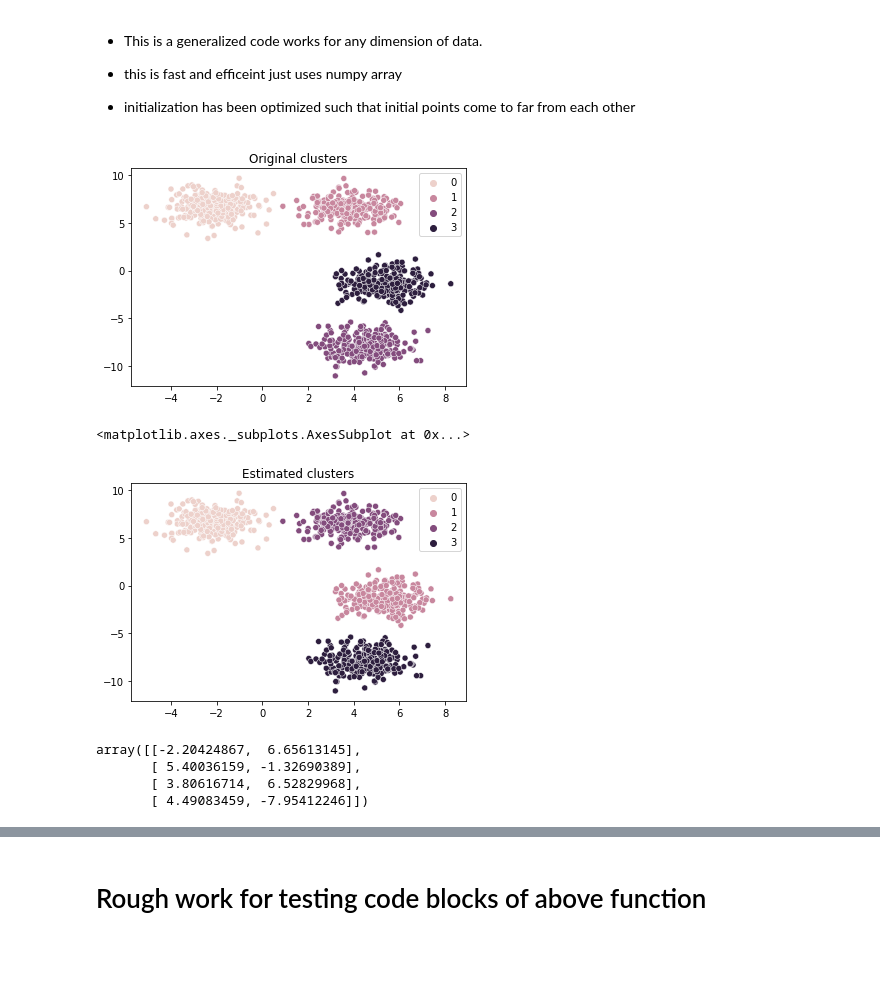
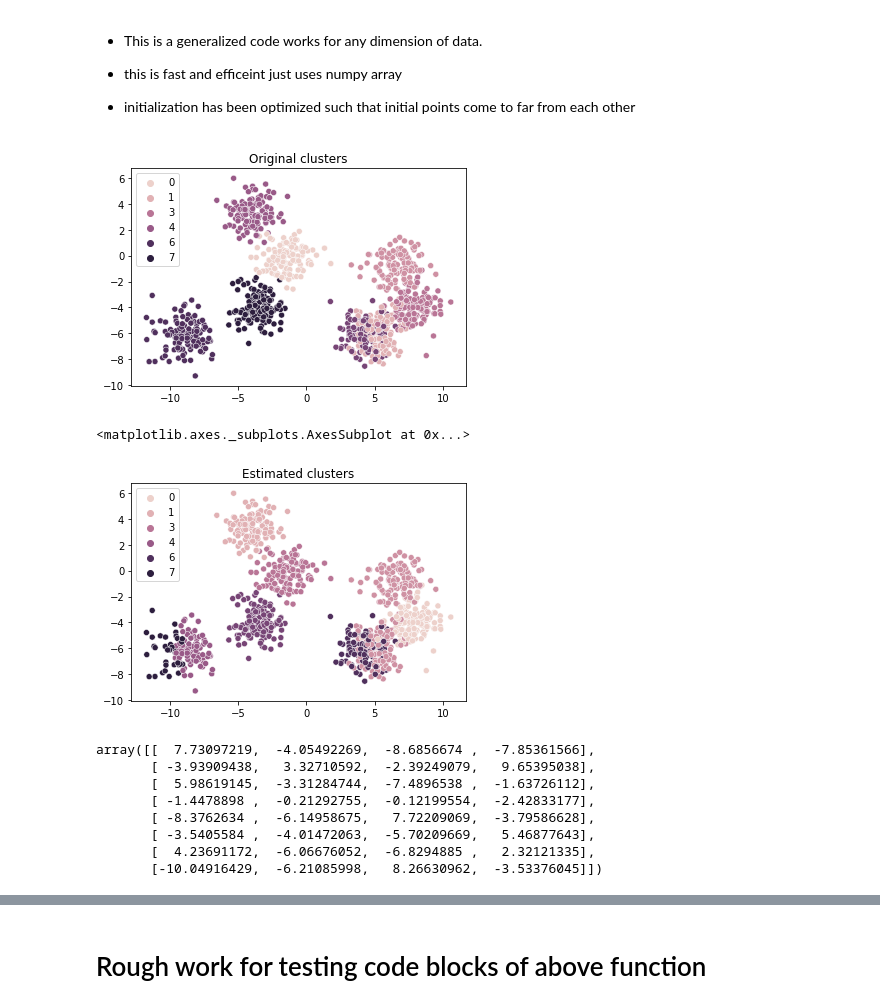
Before and after one commit to Shrishml/ml_from_scratch, a Jupyter notebook: k_mean_cluster_scratch.ipynb, the cells around one changed output, grey strips where cells are left out. Saved outputs shown, nothing was run; the diff lists cells and outputs as text; code cells hidden in the pictures; blank space fills up the shorter version.

```diff
--- a/k_mean_cluster_scratch.ipynb
+++ b/k_mean_cluster_scratch.ipynb
@@ -69,33 +69,37 @@ def fit_center(X,k, dis=get_distance_matrix, n=4 ):
 # %%
 #sns.scatterplot?
 # %%
-k = 4
-n=2 # dimension
+k = 8
+n=4 # dimension
 
 X, y = make_blobs(n_samples=1000, n_features=n, centers=k) # making data
 
 
 y1,cent=fit_center(X,k=k, n=15)
 
 
 
 
 
 
 plt.title("Original clusters")
 sns.scatterplot(x=X[:,0],y= X[:,1], hue= y, ) #  this is plot is one projection
 plt.show()
 
 plt.title("Estimated clusters")
 sns.scatterplot(x=X[:,0], y=X[:,1], hue= y1)
 # %% [output]
-[figure, old version]
+[figure, new version]
 <matplotlib.axes._subplots.AxesSubplot at 0x...>
-[figure, old version]
+[figure, new version]
 # %%
 cent
 # %% [output]
-array([[-2.20424867,  6.65613145],
-       [ 5.40036159, -1.32690389],
-       [ 3.80616714,  6.52829968],
-       [ 4.49083459, -7.95412246]])
+array([[  7.73097219,  -4.05492269,  -8.6856674 ,  -7.85361566],
+       [ -3.93909438,   3.32710592,  -2.39249079,   9.65395038],
+       [  5.98619145,  -3.31284744,  -7.4896538 ,  -1.63726112],
+       [ -1.4478898 ,  -0.21292755,  -0.12199554,  -2.42833177],
+       [ -8.3762634 ,  -6.14958675,   7.72209069,  -3.79586628],
+       [ -3.5405584 ,  -4.01472063,  -5.70209669,   5.46877643],
+       [  4.23691172,  -6.06676052,  -6.8294885 ,   2.32121335],
+       [-10.04916429,  -6.21085998,   8.26630962,  -3.53376045]])
```
Also changed, not shown: parts of 4 cells of this notebook.
